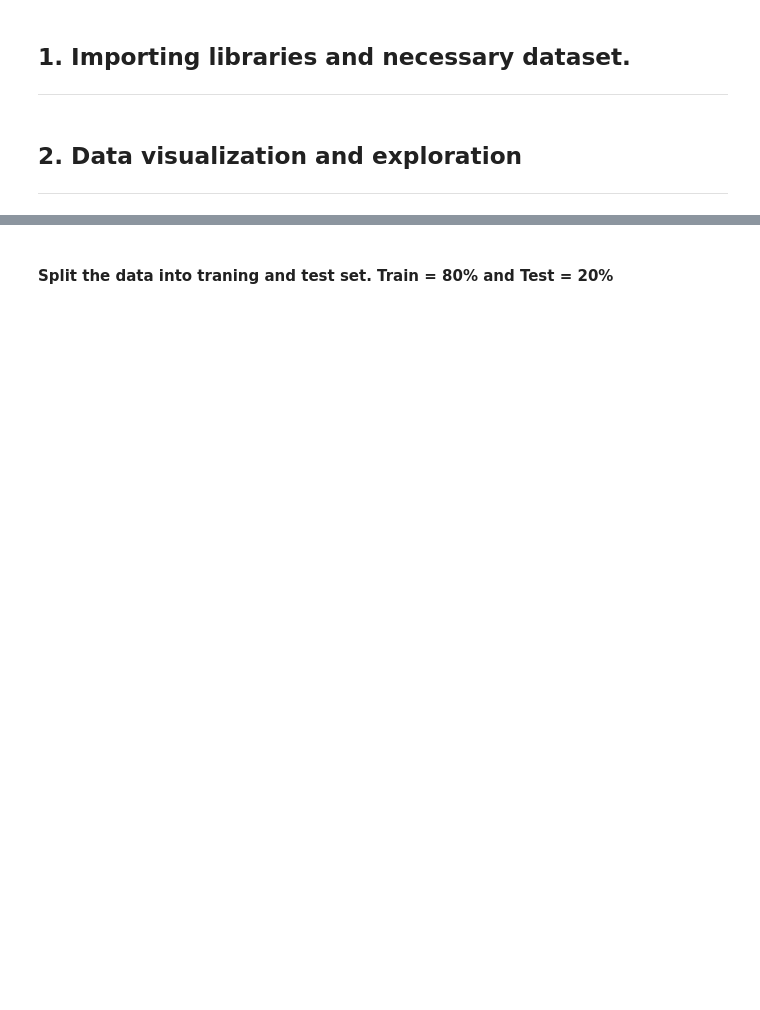
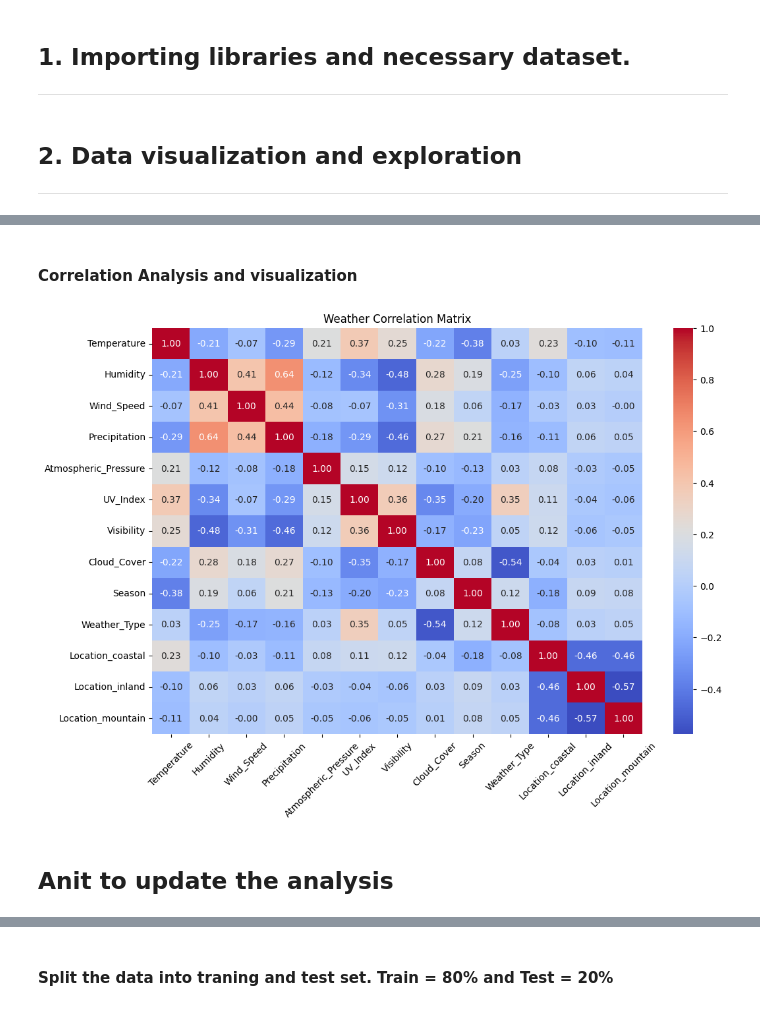
Before and after one commit to hrishi2893/ai-ml-masters, a Jupyter notebook: semester-1/machine-learning/assignment-1/group_142_problem_statement_6.ipynb, the cells around one changed output, grey strips where cells are left out. Saved outputs shown, nothing was run; the diff lists cells and outputs as text; code cells hidden in the pictures; blank space fills up the shorter version.

```diff
--- a/semester-1/machine-learning/assignment-1/group_142_problem_statement_6.ipynb
+++ b/semester-1/machine-learning/assignment-1/group_142_problem_statement_6.ipynb
@@ -226,0 +218,17 @@ y = weather_data_copy['Weather Type']
+# %%
+from sklearn.preprocessing import LabelEncoder, OneHotEncoder
+
+# Encoding categorical variables like Cloud Cover, Season, and Location to numeric values.
+labelencoder = LabelEncoder()
+for colName in ['Cloud_Cover', 'Season', 'Weather_Type' ]:
+    weather_data[colName+'_encoded']   = labelencoder.fit_transform(weather_data[colName])
+    if(colName == 'Weather_Type'):
+        target_encoded_label_classes = labelencoder.classes_
+
+weather_data.drop(['Cloud_Cover', 'Season', 'Weather_Type'], axis=1, inplace=True)
+#print(target_encoded_label_classes)
+# %%
+weather_data.rename(columns={'Cloud_Cover_encoded': 'Cloud_Cover', 'Season_encoded': 'Season', 'Weather_Type_encoded': 'Weather_Type'}, inplace=True)
+# %%
+# Apply one-hot-encoding on Location data
+weather_data_final = pd.get_dummies(weather_data, columns=['Location'], prefix=['Location'])
@@ -226,0 +241,18 @@ y = weather_data_copy['Weather Type']
+# %% [markdown]
+#### Correlation Analysis and visualization
+# %%
+# Compute correlation matrix
+corr_matrix = weather_data_final.corr()
+
+# Plot heatmap using seaborn
+plt.figure(figsize=(12, 8))
+sns.heatmap(corr_matrix, annot=True, cmap='coolwarm', fmt='.2f', xticklabels=corr_matrix.columns, yticklabels=corr_matrix.columns)
+
+# Set plot title
+plt.title('Weather Correlation Matrix')
+plt.xticks(rotation=45)
+plt.show()
+# %% [output]
+[figure, added]
+# %% [markdown]
+## Anit to update the analysis
```
Also changed, not shown: parts of 76 cells of this notebook.
